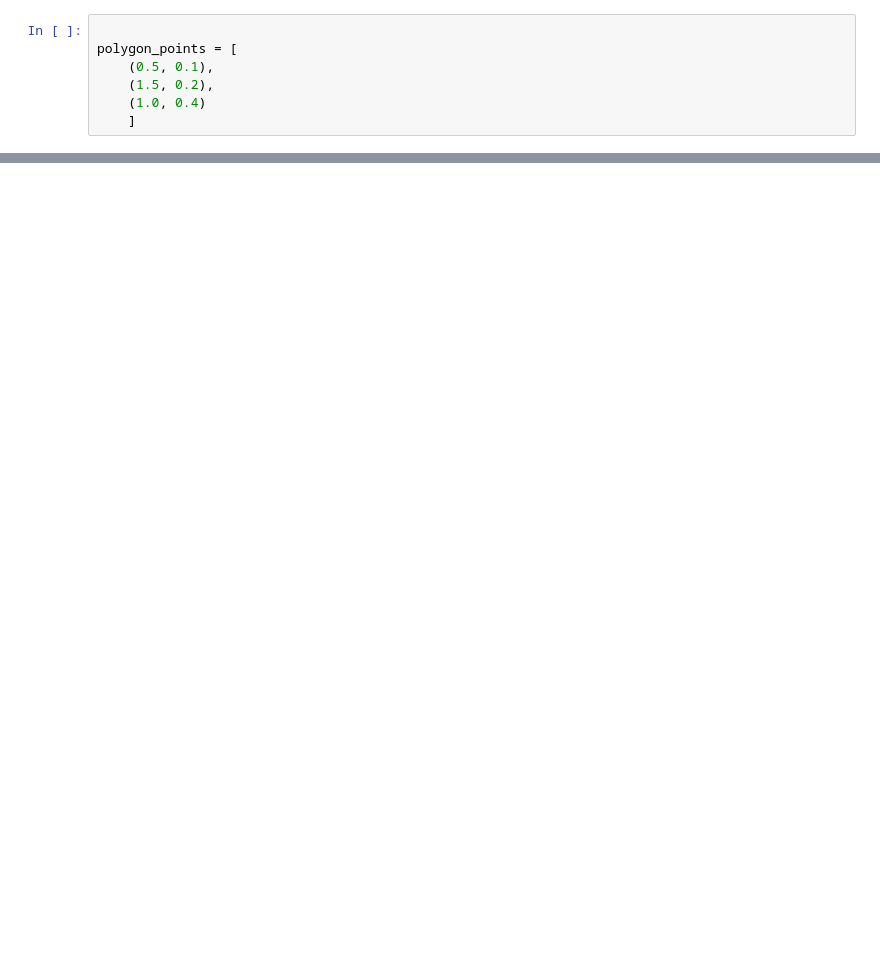
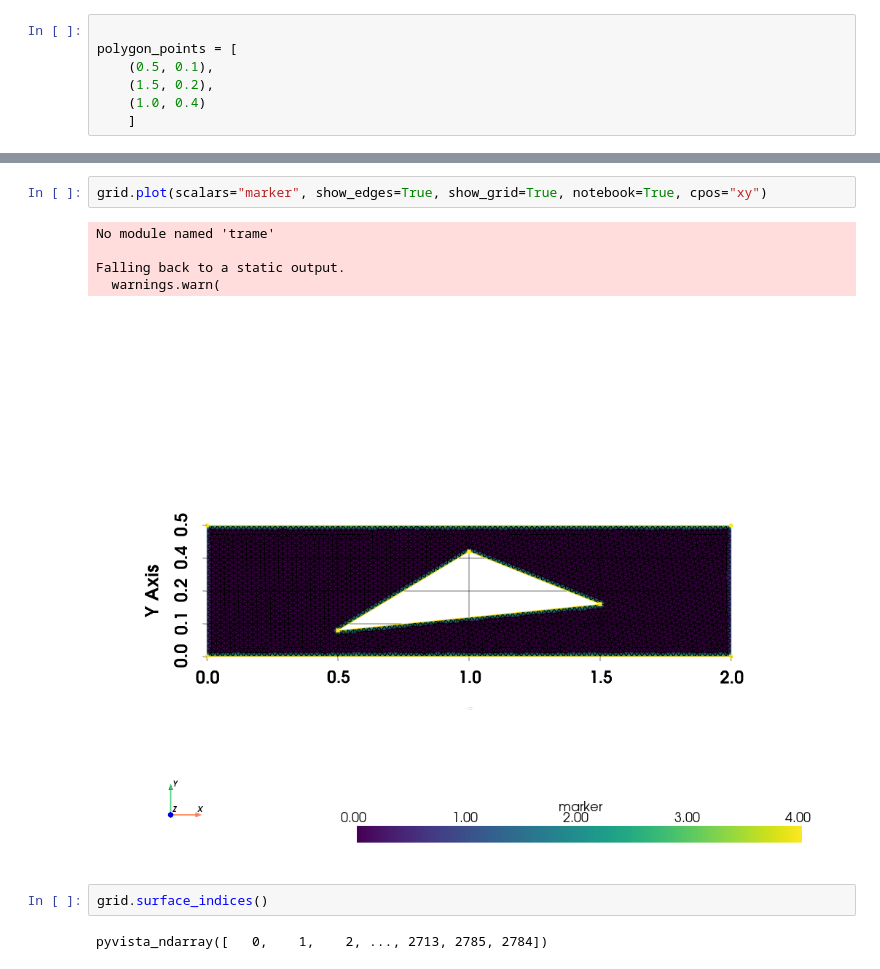
Before and after one commit to peteole/modulus_stokes_demo, a Jupyter notebook: generate_inference_examples/wind_channel.ipynb, the cells around one changed output, grey strips where cells are left out. Saved outputs shown, nothing was run; the diff lists cells and outputs as text; blank space fills up the shorter version.

```diff
--- a/generate_inference_examples/wind_channel.ipynb
+++ b/generate_inference_examples/wind_channel.ipynb
@@ -111,0 +126,12 @@ OSError: libGLU.so.1: cannot open shared object file: No such file or directory
+# %%
+grid.plot(scalars="marker", show_edges=True, show_grid=True, notebook=True, cpos="xy")
+# %% [output]
+No module named 'trame'
+
+Falling back to a static output.
+  warnings.warn(
+[figure, added]
+# %%
+grid.surface_indices()
+# %% [output]
+pyvista_ndarray([   0,    1,    2, ..., 2713, 2785, 2784])
```
Also changed, not shown: parts of 2 cells of this notebook, 1 other file.
